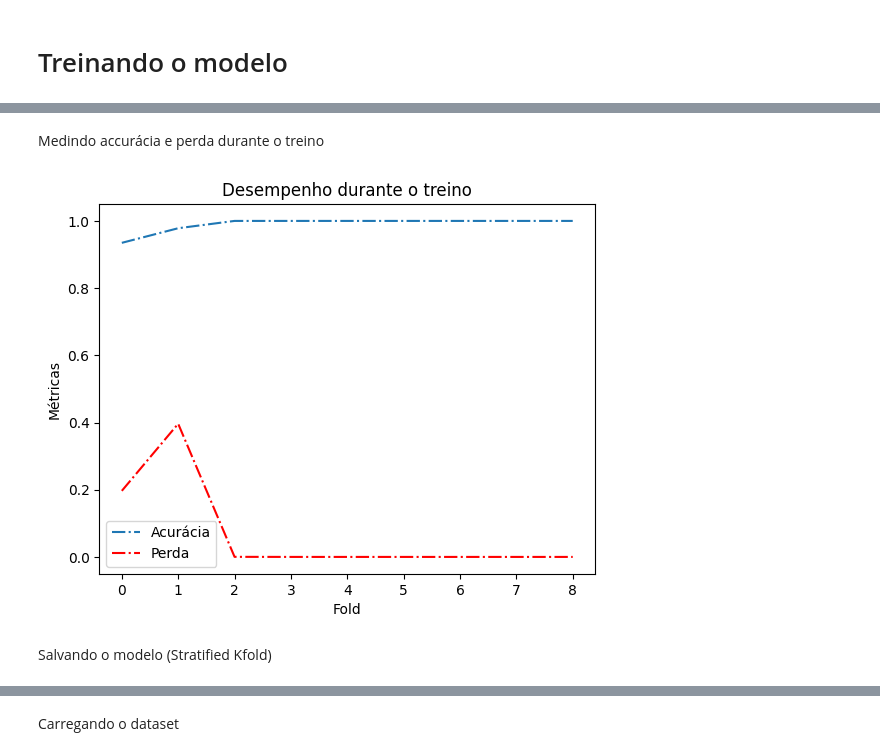
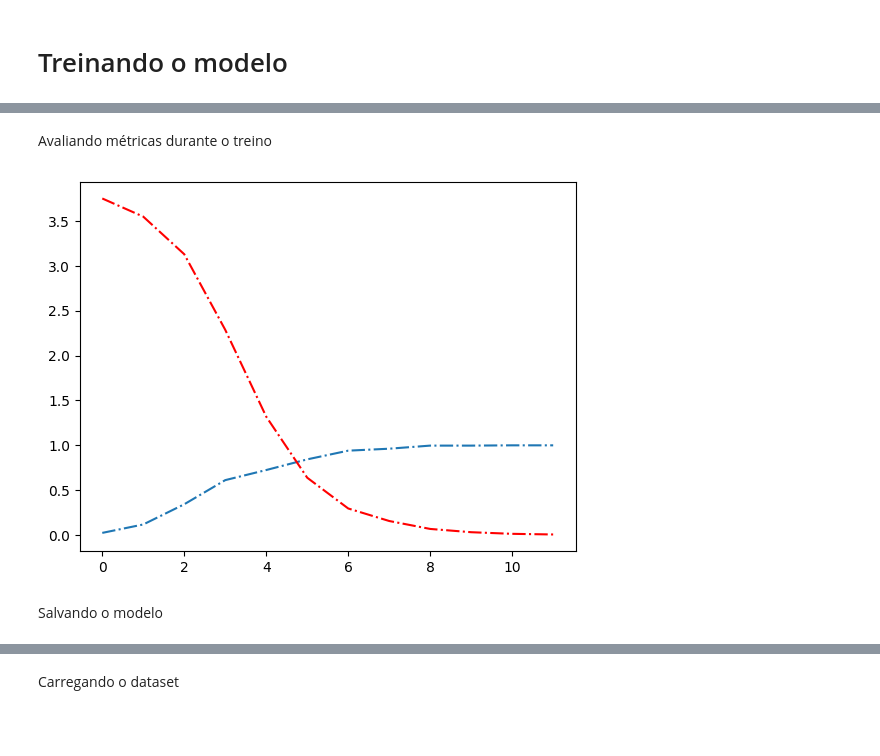
Before and after one commit to proguimador1/facial-recognition, a Jupyter notebook: reconhecimento_facial.ipynb, the cells around one changed output, grey strips where cells are left out. Saved outputs shown, nothing was run; the diff lists cells and outputs as text; code cells hidden in the pictures; blank space fills up the shorter version.

Commit message:
Mudei a metodologia de treino e reorganizei as células.

```diff
--- a/reconhecimento_facial.ipynb
+++ b/reconhecimento_facial.ipynb
@@ -139,2 +91,8 @@ for image in images:
+# %%
+normalization_layer = keras.layers.Rescaling(1./255)
+
+norm_train_ds = train_ds.map(lambda x, y: (normalization_layer(x), y))
+
+norm_val_ds = val_ds.map(lambda x, y: (normalization_layer(x), y))
 # %% [markdown]
 # Treinando o modelo
@@ -143,30 +101,18 @@ Com KFold
 # %%
-folds = KFold(n_splits=40, shuffle=True, random_state=42)
-acc_scores = []
-loss_scores = []
+num_classes = len(class_names)
 
-cnn = Sequential([
-      Conv2D(32, (3,3), activation='relu', input_shape=(70, 80, 1)),
+def creat_model():
+  cnn = Sequential([
+      Conv2D(32, (3,3), activation='relu', input_shape=(70, 80, 3)),
       MaxPooling2D(2,2),
       Conv2D(64, (3,3), activation='relu'),
       MaxPooling2D(2,2),
       Flatten(),
       Dense(128, activation='relu'),
-      Dense(41, activation='softmax')
+      Dense(num_classes, activation='softmax')
   ])
 
-cnn.compile(optimizer='adam', loss='sparse_categorical_crossentropy',
+  cnn.compile(optimizer='adam', loss='sparse_categorical_crossentropy',
             metrics=['accuracy'])
 
-for train_index, test_index in folds.split(images):
-  x_train, x_test = images[train_index], images[test_index]
-  y_train, y_test = labels[train_index], labels[test_index]
-
-  cnn.fit(x_train, y_train, epochs=25)
-
-  test_loss, test_acc = cnn.evaluate(x_test, y_test, verbose=0)
-  acc_scores.append(test_acc)
-  loss_scores.append(test_loss)
-
-print(f'Acurácia média: {np.mean(acc_scores)}')
-print(f'Perda média: {np.mean(loss_scores)}')
+  return cnn
@@ -240,0 +121,5 @@ Perda média: 0.06591841607719415
+# %%
+cnn = creat_model()
+
+history = cnn.fit(norm_train_ds, validation_data = norm_val_ds,\
+                  epochs=15)
@@ -241,18 +150,16 @@ Perda média: 0.06591841607719415
 # %% [markdown]
-Medindo accurácia e perda durante o treino
+Avaliando métricas durante o treino
 # %%
+loss_scores = history.history['loss']
+acc_scores = history.history['accuracy']
+
 plt.plot(acc_scores, '-.',label ='Acurácia')
 plt.plot(loss_scores, '-.',label ='Perda', color='red')
-
-plt.xlabel('Fold')
-plt.ylabel('Métricas')
-plt.legend()
-plt.title('Desempenho durante o treino')
 plt.show()
 # %% [output]
-[figure, old version]
+[figure, new version]
 # %% [markdown]
-Salvando o modelo (Stratified Kfold)
+Salvando o modelo
 # %%
 cnn.save("/content/drive/MyDrive/models/cnn_lamac.keras")
 
```
Also changed, not shown: parts of 42 cells of this notebook.
